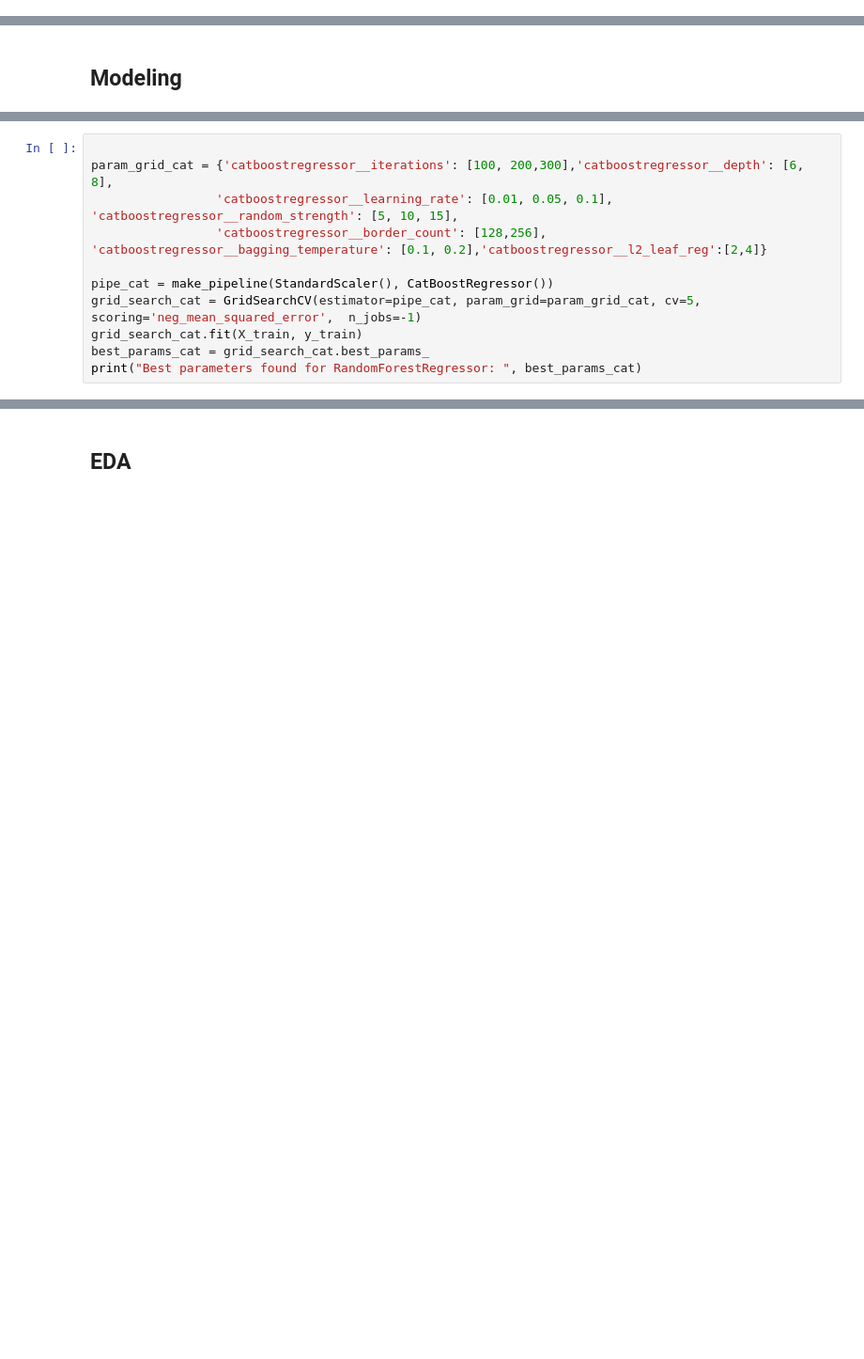
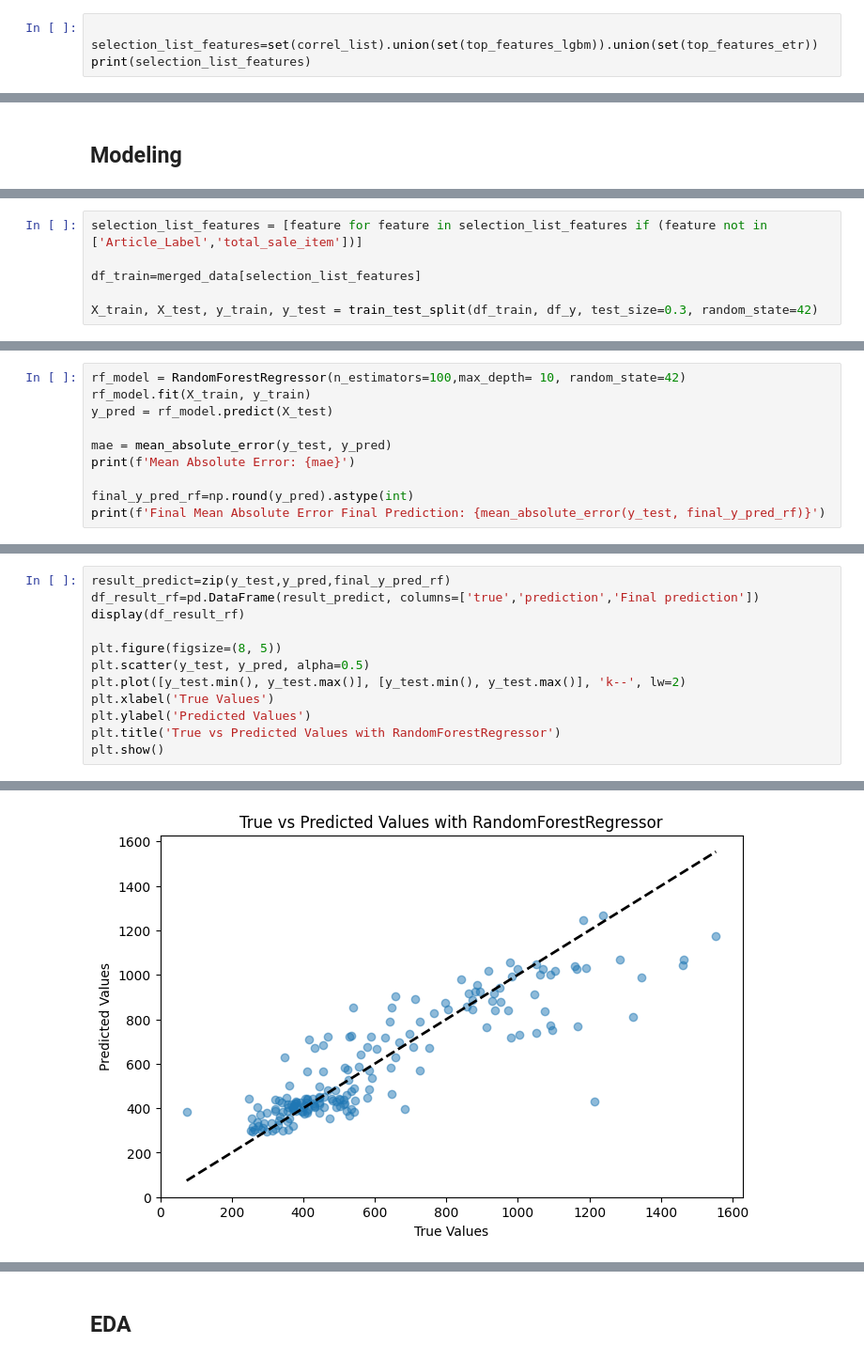
Before and after one commit to msbeigi/sale-analysis, a Jupyter notebook: backery_sale.ipynb, the cells around one changed output, grey strips where cells are left out. Shown at 94% size. Drawn from its saved outputs; the diff is of its cells as text; blank space fills up the shorter version.

```diff
--- a/backery_sale.ipynb
+++ b/backery_sale.ipynb
@@ -514,0 +481,4 @@ top features from LGBMRegressor:['Article_Label' 'week' 'day_of_week' 'tmax' 'tm
+# %%
+
+selection_list_features=set(correl_list).union(set(top_features_lgbm)).union(set(top_features_etr))
+print(selection_list_features)
@@ -580 +489,7 @@ plt.show()
+# %%
+selection_list_features = [feature for feature in selection_list_features if (feature not in ['Article_Label','total_sale_item'])]
+
+df_train=merged_data[selection_list_features]
+
+X_train, X_test, y_train, y_test = train_test_split(df_train, df_y, test_size=0.3, random_state=42)
 # %% [markdown]
@@ -594,11 +508,0 @@ Best parameters found for RandomForestRegressor:  {'randomforestregressor__max_d
-# %%
-
-param_grid_cat = {'catboostregressor__iterations': [100, 200,300],'catboostregressor__depth': [6, 8],
-                 'catboostregressor__learning_rate': [0.01, 0.05, 0.1], 'catboostregressor__random_strength': [5, 10, 15],
-                 'catboostregressor__border_count': [128,256], 'catboostregressor__bagging_temperature': [0.1, 0.2],'catboostregressor__l2_leaf_reg':[2,4]}
-
-pipe_cat = make_pipeline(StandardScaler(), CatBoostRegressor())
-grid_search_cat = GridSearchCV(estimator=pipe_cat, param_grid=param_grid_cat, cv=5, scoring='neg_mean_squared_error',  n_jobs=-1)
-grid_search_cat.fit(X_train, y_train)
-best_params_cat = grid_search_cat.best_params_
-print("Best parameters found for RandomForestRegressor: ", best_params_cat)
@@ -622,0 +511,10 @@ Best parameters found for RandomForestRegressor:  {'catboostregressor__bagging_t
+# %%
+rf_model = RandomForestRegressor(n_estimators=100,max_depth= 10, random_state=42)
+rf_model.fit(X_train, y_train)
+y_pred = rf_model.predict(X_test)
+
+mae = mean_absolute_error(y_test, y_pred)
+print(f'Mean Absolute Error: {mae}')
+
+final_y_pred_rf=np.round(y_pred).astype(int)
+print(f'Final Mean Absolute Error Final Prediction: {mean_absolute_error(y_test, final_y_pred_rf)}')
@@ -622,0 +524,13 @@ Best parameters found for RandomForestRegressor:  {'catboostregressor__bagging_t
+# %%
+result_predict=zip(y_test,y_pred,final_y_pred_rf)
+df_result_rf=pd.DataFrame(result_predict, columns=['true','prediction','Final prediction'])
+display(df_result_rf)
+
+plt.figure(figsize=(8, 5))
+plt.scatter(y_test, y_pred, alpha=0.5)
+plt.plot([y_test.min(), y_test.max()], [y_test.min(), y_test.max()], 'k--', lw=2)
+plt.xlabel('True Values')
+plt.ylabel('Predicted Values')
+plt.title('True vs Predicted Values with RandomForestRegressor')
+plt.show()
+# %% [output]
@@ -622,0 +550 @@ Best parameters found for RandomForestRegressor:  {'catboostregressor__bagging_t
+[figure, added]
```
Also changed, not shown: parts of 52 cells of this notebook.
